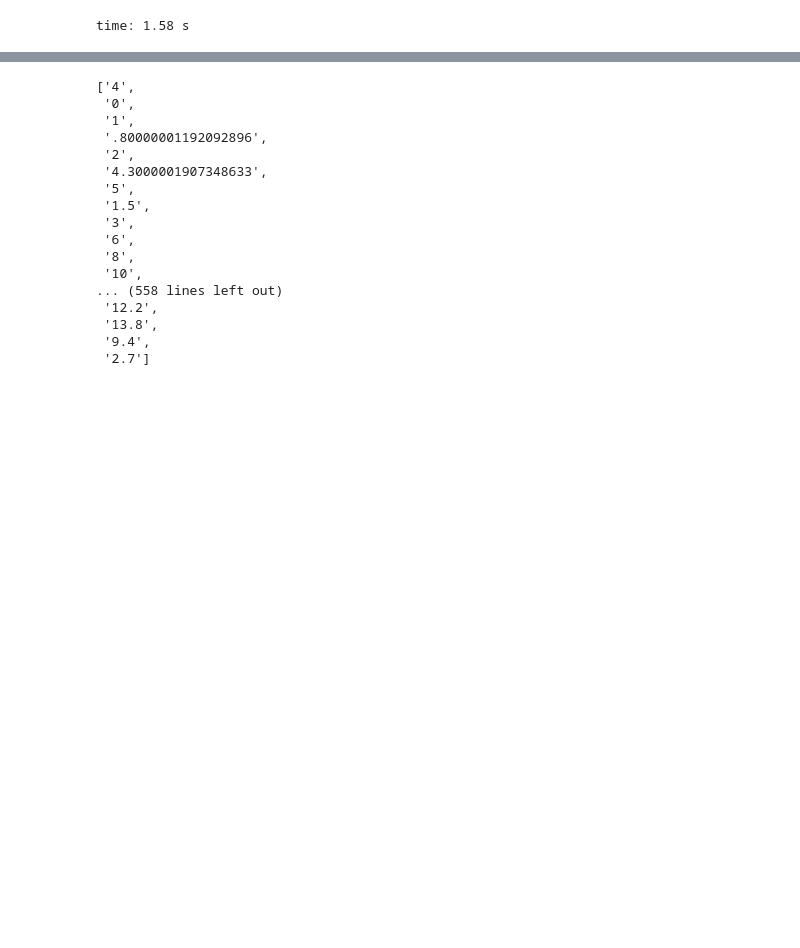
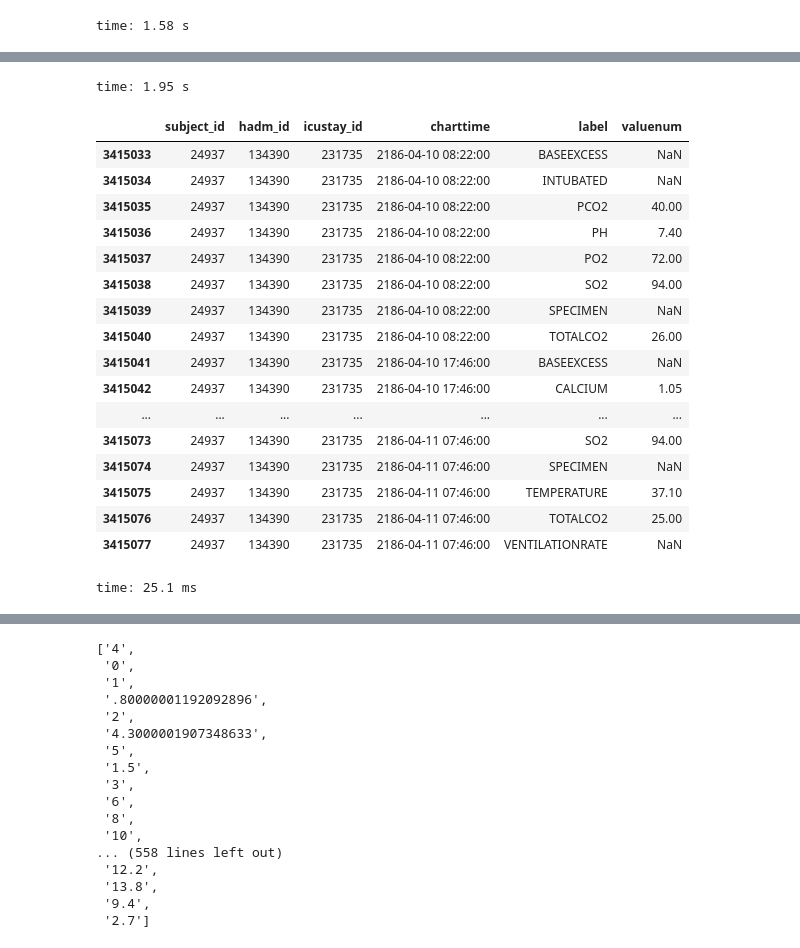
Before and after one commit to kellylinyingxin/mimiciii-antibiotics-modeling, a Jupyter notebook: notebooks/04-clinical_explore.ipynb, the cells around one changed output, grey strips where cells are left out. Saved outputs shown, nothing was run; the diff lists cells and outputs as text; code cells hidden in the pictures; blank space fills up the shorter version.

```diff
--- a/notebooks/04-clinical_explore.ipynb
+++ b/notebooks/04-clinical_explore.ipynb
@@ -473,0 +409,26 @@ time: 9.45 ms
+# %%
+bg_all_nosummary_df = pd.read_csv('/Users/geickelb1/Documents/GitHub/mimiciii-antibiotics-modeling/data/raw/csv/03082018_bg_all_nosummary_df.csv', index_col=0)
+# %% [output]
+time: 1.95 s
+# %%
+#231735.0
+bg_all_nosummary_df.loc[bg_all_nosummary_df.loc[:,'icustay_id']==231735.0,:]
+# %% [output]
+|  | subject_id | hadm_id | icustay_id | charttime | label | valuenum |
+| 3415033 | 24937 | 134390 | 231735 | 2186-04-10 08:22:00 | BASEEXCESS | NaN |
+| 3415034 | 24937 | 134390 | 231735 | 2186-04-10 08:22:00 | INTUBATED | NaN |
+| 3415035 | 24937 | 134390 | 231735 | 2186-04-10 08:22:00 | PCO2 | 40.00 |
+| 3415036 | 24937 | 134390 | 231735 | 2186-04-10 08:22:00 | PH | 7.40 |
+| 3415037 | 24937 | 134390 | 231735 | 2186-04-10 08:22:00 | PO2 | 72.00 |
+| 3415038 | 24937 | 134390 | 231735 | 2186-04-10 08:22:00 | SO2 | 94.00 |
+| 3415039 | 24937 | 134390 | 231735 | 2186-04-10 08:22:00 | SPECIMEN | NaN |
+| 3415040 | 24937 | 134390 | 231735 | 2186-04-10 08:22:00 | TOTALCO2 | 26.00 |
+| 3415041 | 24937 | 134390 | 231735 | 2186-04-10 17:46:00 | BASEEXCESS | NaN |
+| 3415042 | 24937 | 134390 | 231735 | 2186-04-10 17:46:00 | CALCIUM | 1.05 |
+| ... | ... | ... | ... | ... | ... | ... |
+| 3415073 | 24937 | 134390 | 231735 | 2186-04-11 07:46:00 | SO2 | 94.00 |
+| 3415074 | 24937 | 134390 | 231735 | 2186-04-11 07:46:00 | SPECIMEN | NaN |
+| 3415075 | 24937 | 134390 | 231735 | 2186-04-11 07:46:00 | TEMPERATURE | 37.10 |
+| 3415076 | 24937 | 134390 | 231735 | 2186-04-11 07:46:00 | TOTALCO2 | 25.00 |
+| 3415077 | 24937 | 134390 | 231735 | 2186-04-11 07:46:00 | VENTILATIONRATE | NaN |
+time: 25.1 ms
```
Also changed, not shown: parts of 9 cells of this notebook, 6 other files.
